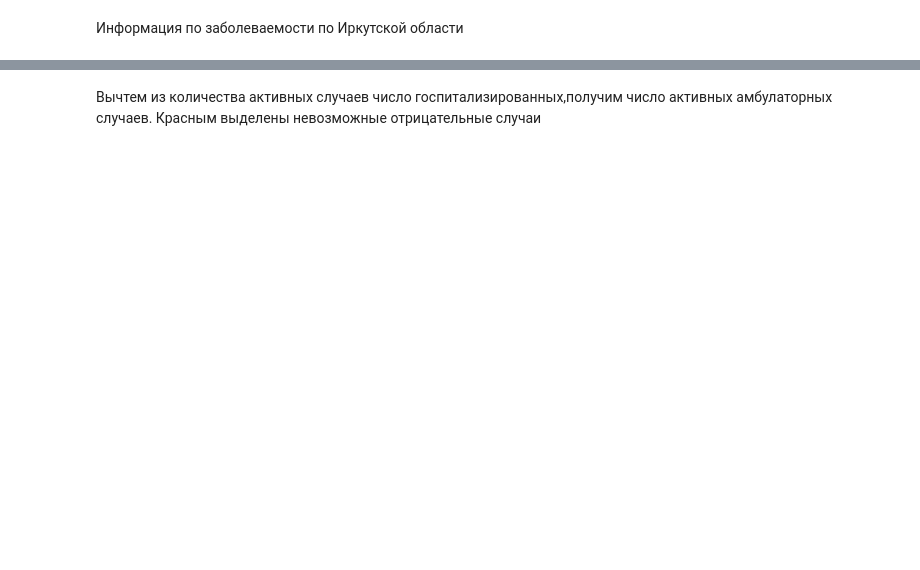
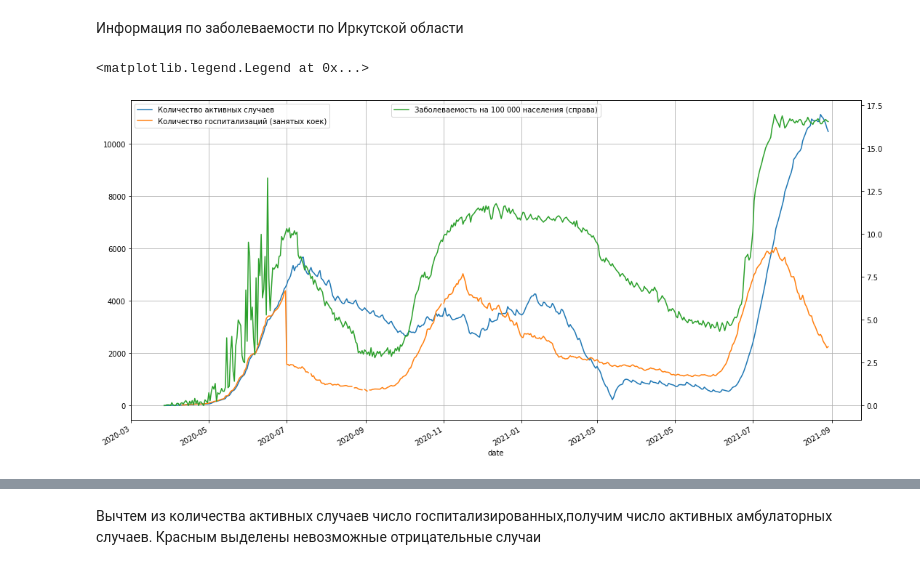
Before and after one commit to irkdoc/Irk_hosp, a Jupyter notebook: irk_rpn_cases.ipynb, the cells around one changed output, grey strips where cells are left out. Saved outputs shown, nothing was run; the diff lists cells and outputs as text; code cells hidden in the pictures; blank space fills up the shorter version.

```diff
--- a/irk_rpn_cases.ipynb
+++ b/irk_rpn_cases.ipynb
@@ -155,22 +158,25 @@ df_yand_irk[['cfr','cfr_delta','date']].plot(xlabel='date', x='date', figsize=(2
 # %%
 df_yand_irk= df_yand.loc[df_yand['reg']=='Иркутская обл.'].copy()
 
 # создаем колонку 'active' - активные случаи
 
 # df_yand_irk['active']=df_yand_irk['cases']-df_yand_irk['cured']-df_yand_irk['death']
 
 result = df_yand_irk.merge(df_gosp, on='date')
 
 # df_yand_irk[['date','cases_delta']].plot(xlabel="date", x='date',y='cases_delta', figsize=(20, 10))
 
 # df_yand_irk[['date','active']].plot(xlabel="date", x='date', y='active',figsize=(20, 10))
 # result[['date','active','num_hosp']].plot(xlabel="date", x='date', figsize=(20, 10), secondary_y=["num_hosp"])
 
 labels=["Количество активных случаев", "Количество госпитализаций (занятых коек)","Заболеваемость на 100 000 населения (справа)"]
-ax=result[['date','active','num_hosp','cases_100k_delta']].plot(xlabel="date", x='date', secondary_y=["cases_100k_delta"], figsize=(18, 9), grid=1)
+ax=result[['date','active','hosp_irk','cases_100k_delta']].plot(xlabel="date", x='date', secondary_y=["cases_100k_delta"], figsize=(18, 9), grid=1)
 
 ax.legend( labels=labels, loc=2)
 ax.right_ax.legend(labels=["Заболеваемость на 100 000 населения (справа)"], loc=9)
+# %% [output]
+<matplotlib.legend.Legend at 0x...>
+[figure, added]
 # %%
 from matplotlib.patches import Rectangle
 df_yand_irk= df_yand.loc[df_yand['reg']=='Иркутская обл.'].copy()
```
Also changed, not shown: parts of 13 cells of this notebook.
